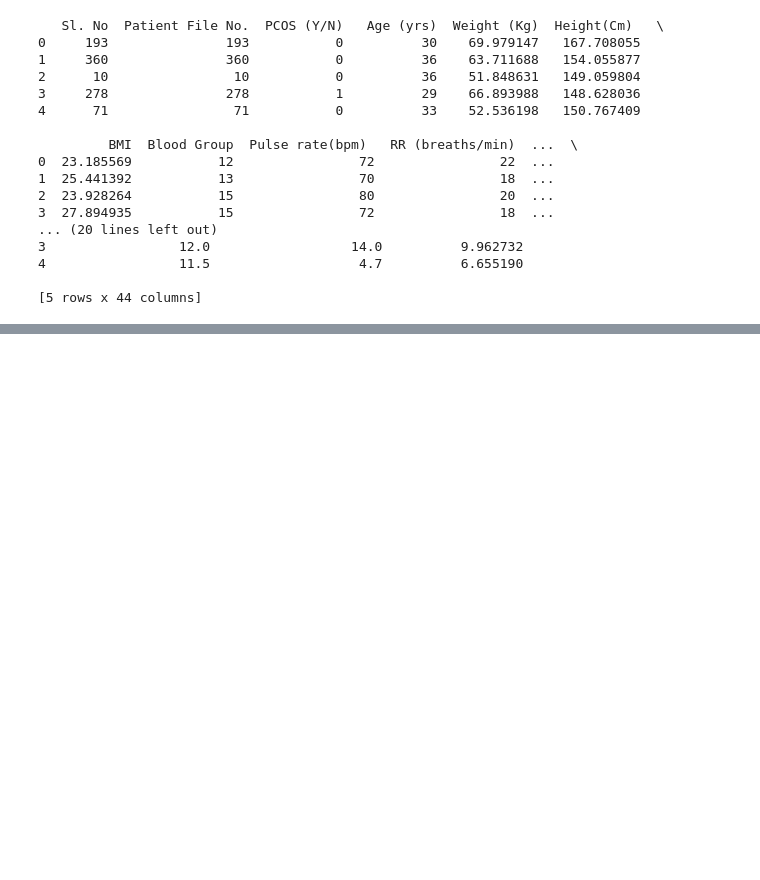
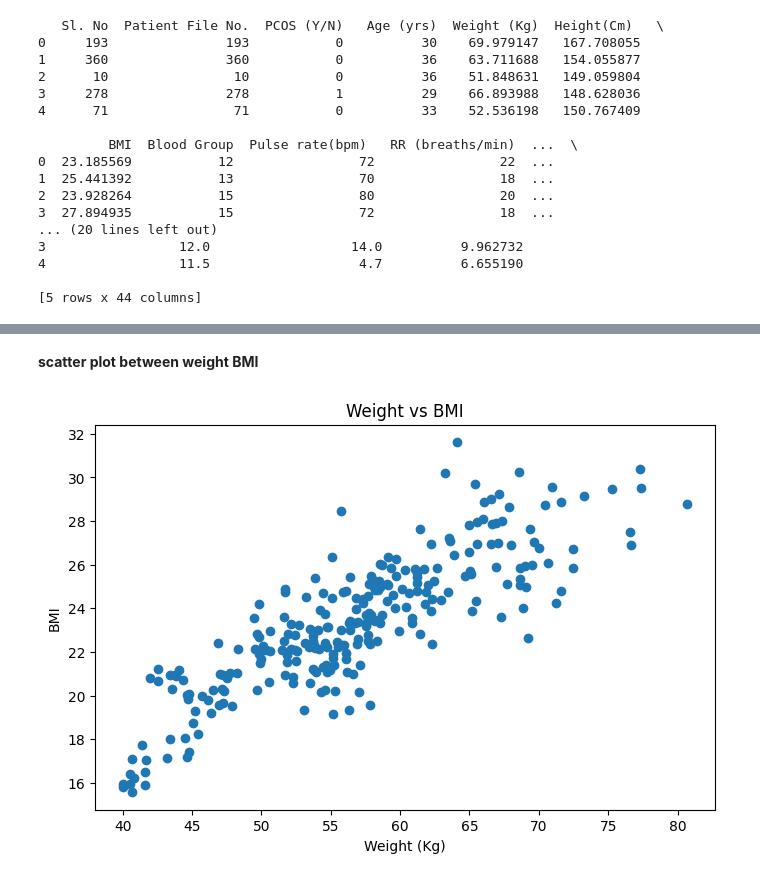
Before and after one commit to VISHWAJA-028/PCOS_Predictor, a Jupyter notebook: PCOS_Predictor.ipynb, the cells around one changed output, grey strips where cells are left out. Drawn from its saved outputs; the diff is of its cells as text; code cells hidden in the pictures; blank space fills up the shorter version.

```diff
--- a/PCOS_Predictor.ipynb
+++ b/PCOS_Predictor.ipynb
@@ -148,0 +185,5 @@ print(df.head())
+# %%
+categorical_columns = df.select_dtypes(include=['object']).columns
+
+for col in categorical_columns:
+    df[col].fillna(df[col].mode()[0], inplace=True)
@@ -148,0 +217,10 @@ print(df.head())
+# %%
+columns_to_convert_to_numeric = [
+    'II    beta-HCG(mIU/mL)',
+    'AMH(ng/mL)'
+]
+
+for col in columns_to_convert_to_numeric:
+    df[col] = pd.to_numeric(df[col], errors='coerce')
+    # Fill NaN values (created by coercion) with the median of the column
+    df[col].fillna(df[col].median(), inplace=True)
@@ -148,0 +238,11 @@ print(df.head())
+# %%
+Q1 = df.quantile(0.25, numeric_only=True)
+
+Q3 = df.quantile(0.75, numeric_only=True)
+
+IQR = Q3 - Q1
+
+outliers = ((df < (Q1 - 1.5 * IQR)) |
+            (df > (Q3 + 1.5 * IQR))).sum()
+
+print(outliers)
@@ -148,0 +267,5 @@ print(df.head())
+# %%
+df = df[
+    ~((df < (Q1 - 1.5 * IQR)) |
+      (df > (Q3 + 1.5 * IQR))).any(axis=1)
+]
@@ -148,0 +296,16 @@ print(df.head())
+# %% [markdown]
+**scatter plot between weight BMI**
+# %%
+import matplotlib.pyplot as plt
+
+plt.figure(figsize=(8,5))
+
+plt.scatter(df["Weight (Kg)"], df["BMI"])
+
+plt.title("Weight vs BMI")
+plt.xlabel("Weight (Kg)")
+plt.ylabel("BMI")
+
+plt.show()
+# %% [output]
+[figure, added]
```
Also changed, not shown: parts of 21 cells of this notebook.
